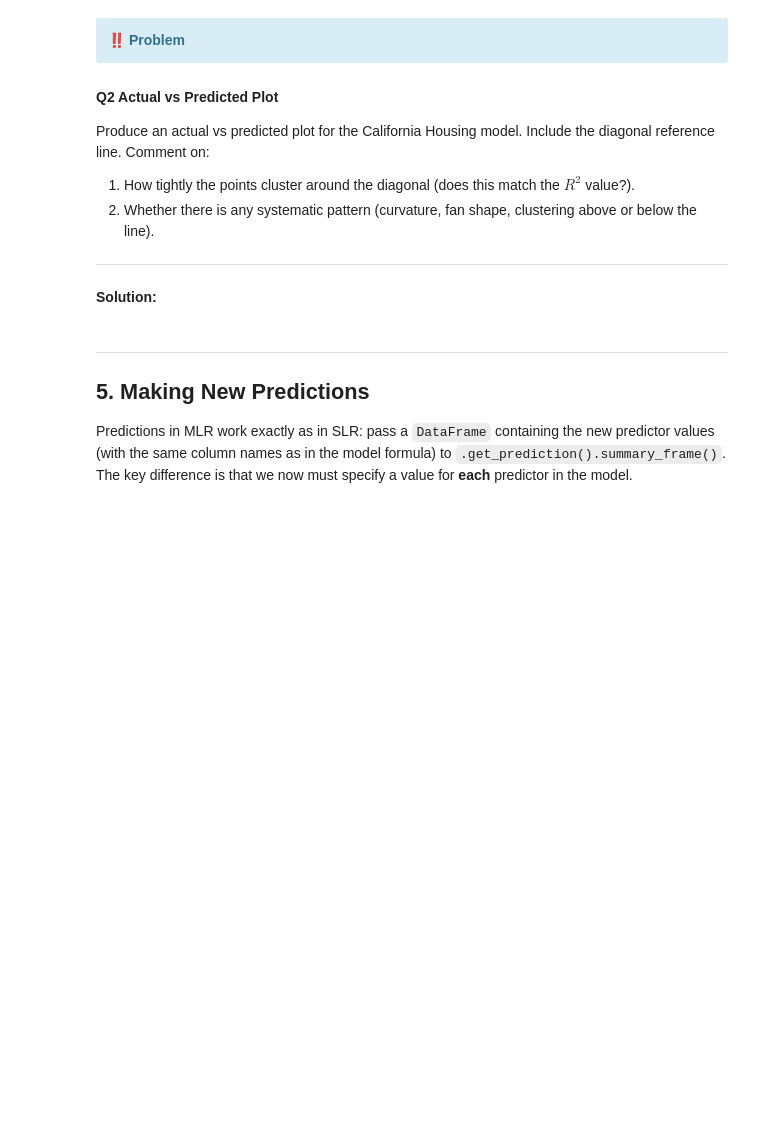
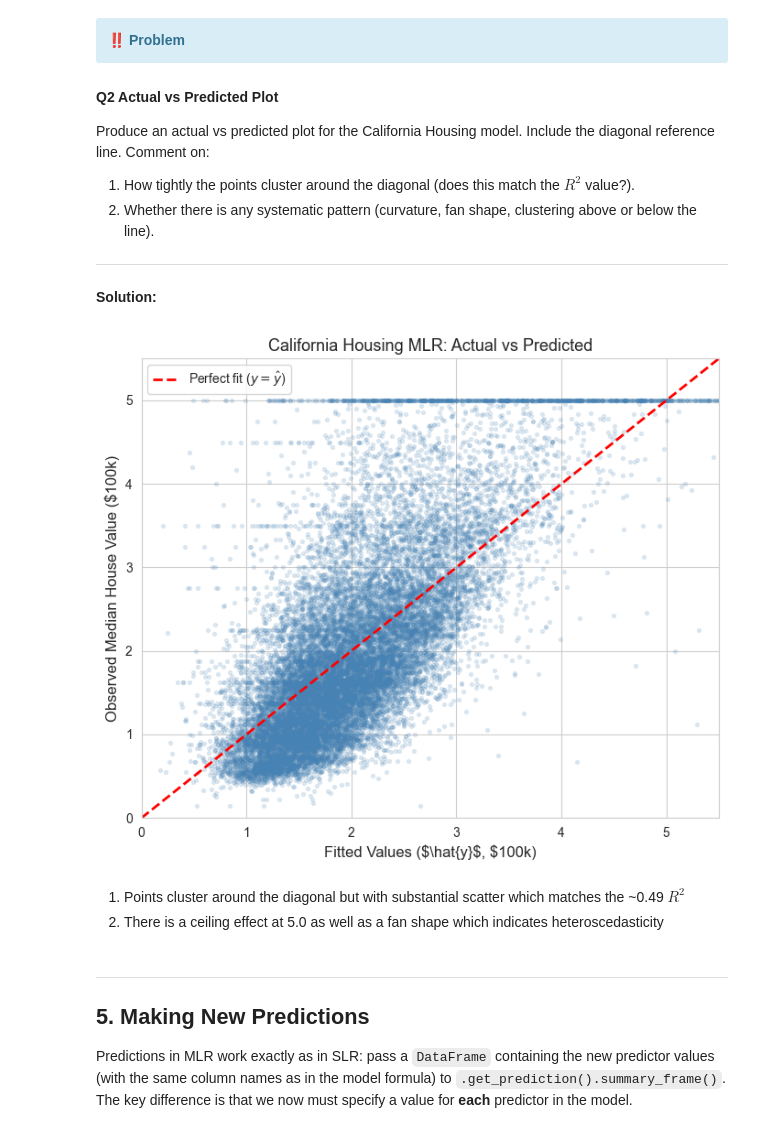
Before and after one commit to aldonunez05/pstat-100, a Jupyter notebook: Lab 7 - Multiple Linear Regression.ipynb, the cells around one changed output. Drawn from its saved outputs; the diff is of its cells as text; code cells hidden in the pictures; blank space fills up the shorter version.

```diff
--- a/Lab 7 - Multiple Linear Regression.ipynb
+++ b/Lab 7 - Multiple Linear Regression.ipynb
@@ -230,3 +313,9 @@ Fit an MLR model to the California Housing data with `MedHouseVal` as the respon
 
 ---
 **Solution:**
+# %%
+model_h = smf.ols(
+    'MedHouseVal ~ MedInc + HouseAge + AveRooms + AveOccup',
+    data = df_housing
+).fit()
+print(model_h.summary())
@@ -276,6 +393,27 @@ Produce an actual vs predicted plot for the California Housing model.  Include t
 
 ---
 **Solution:**
+# %%
+fig, ax = plt.subplots(figsize=(7, 6))
+
+ax.scatter(model_h.fittedvalues, df_housing['MedHouseVal'],
+           alpha=0.15, s=8, color='steelblue', rasterized=True)
+
+lims = [0, 5.5]
+ax.plot(lims, lims, 'r--', lw=2, label='Perfect fit ($y = \\hat{y}$)')
+ax.set_xlim(lims)
+ax.set_ylim(lims)
+ax.set_xlabel('Fitted Values ($\\hat{y}$, $100k)', fontsize=12)
+ax.set_ylabel('Observed Median House Value ($100k)', fontsize=12)
+ax.set_title('California Housing MLR: Actual vs Predicted', fontsize=13)
+ax.legend()
+plt.tight_layout()
+plt.show()
+# %% [output]
+[figure, added]
+# %% [markdown]
+1. Points cluster around the diagonal but with substantial scatter which matches the ~0.49 $R^2$
+2. There is a ceiling effect at 5.0 as well as a fan shape which indicates heteroscedasticity
 # %% [markdown]
 ---
 
```
Also changed, not shown: parts of 16 cells of this notebook, 3 other files.
